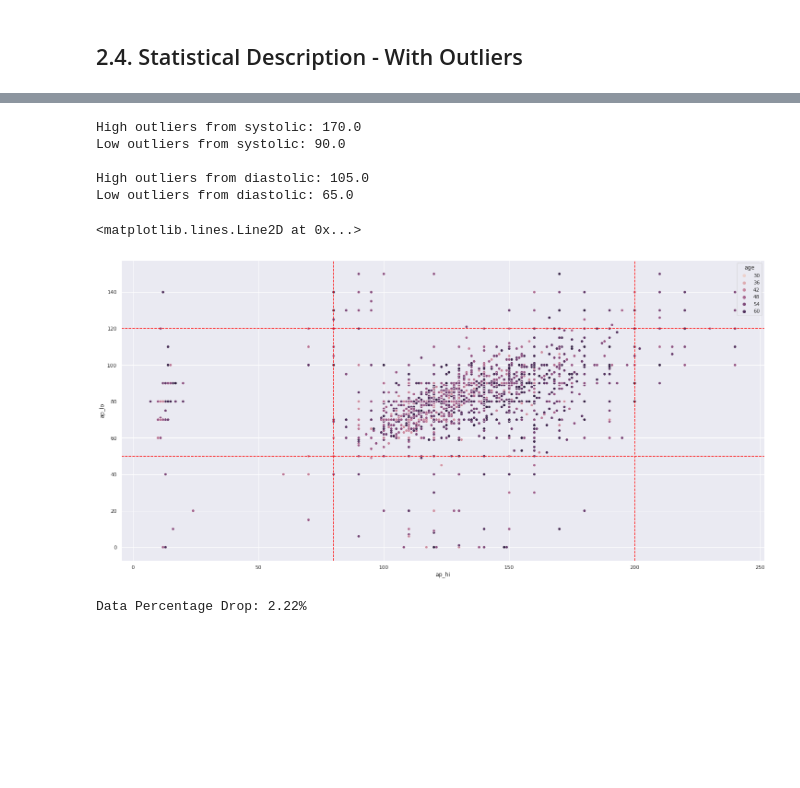
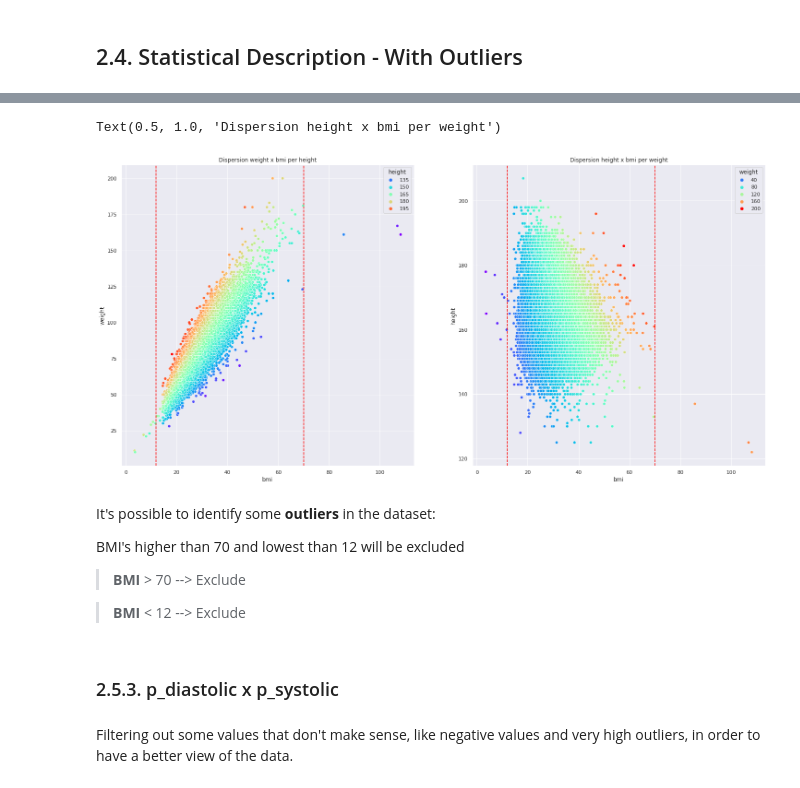
Before and after one commit to tadeucbm/cardio_catch_diseases, a Jupyter notebook: cardio_catch_diseases.ipynb, the cells around one changed output, grey strips where cells are left out. Cells and saved outputs as stored; diff of their text form; code cells hidden in the pictures; blank space fills up the shorter version.

```diff
--- a/cardio_catch_diseases.ipynb
+++ b/cardio_catch_diseases.ipynb
@@ -208,6 +245,0 @@ bmi < 12
-# %%
-low_bmi = df2[df2['bmi'] < 12]
-high_bmi = df2[df2['bmi'] > 80]
-
-df2 = df2.drop(low_bmi.index, axis=0).copy()
-df2 = df2.drop(high_bmi.index, axis=0).copy()
@@ -220,4 +245,0 @@ df2.shape
-# %%
-# pre filtering -> filtering values without sense
-df2 = df2.drop(df2[(df2['ap_hi'] > 250) | (df2['ap_hi'] < 0)].index)
-df2 = df2.drop(df2[(df2['ap_lo'] > 150) | (df2['ap_lo'] < 0)].index)
@@ -233,38 +246,26 @@ sns.boxplot(y='ap_lo', data=df2)
-# %%
-high_outlier_hi = df2['ap_hi'].quantile([0.75]) + (df2['ap_hi'].quantile([0.75]).values - df2['ap_hi'].quantile([0.25]).values) * 1.5
-low_outlier_hi = df2['ap_hi'].quantile([0.25]) - (df2['ap_hi'].quantile([0.75]).values - df2['ap_hi'].quantile([0.25]).values) * 1.5
-
-high_outlier_lo = df2['ap_lo'].quantile([0.75]) + (df2['ap_lo'].quantile([0.75]).values - df2['ap_lo'].quantile([0.25]).values) * 1.5
-low_outlier_lo = df2['ap_lo'].quantile([0.25]) - (df2['ap_lo'].quantile([0.75]).values - df2['ap_lo'].quantile([0.25]).values) * 1.5
-
-print('High outliers from systolic: {}'.format(high_outlier_hi.values[0]))
-print('Low outliers from systolic: {}'.format(low_outlier_hi.values[0]))
-
-print()
-
-print('High outliers from diastolic: {}'.format(high_outlier_lo.values[0]))
-print('Low outliers from diastolic: {}'.format(low_outlier_lo.values[0]))
-# %% [output]
-High outliers from systolic: 170.0
-Low outliers from systolic: 90.0
-
-High outliers from diastolic: 105.0
-Low outliers from diastolic: 65.0
-# %%
-sns.scatterplot(x='ap_hi', y='ap_lo', hue='age', data=df2)
-plt.axvline(x=200, color='red', linestyle='--')
-plt.axvline(x=80, color='red', linestyle='--')
-plt.axhline(y=120, color='red', linestyle='--')
-plt.axhline(y=50, color='red', linestyle='--')
-# %% [output]
-<matplotlib.lines.Line2D at 0x...>
-[figure, removed]
-# %%
-pressure_drop = df2[(df2['ap_hi'] >= 200) | (df2['ap_hi'] <= 80) | (df2['ap_lo'] >= 120) | (df2['ap_lo'] <= 50)]
-
-df2 = df2.drop(diastolic_drop.index, axis=0).copy()
-# %%
-percentage = ((-df2.shape[0] + 70000) / 70000) * 100
-print('Data Percentage Drop: {:.2f}%'.format(percentage))
-# %% [output]
-Data Percentage Drop: 2.22%
+# %%
+plt.subplot(1, 2, 1)
+sns.scatterplot(x='bmi', y='weight', hue='height', palette='rainbow', data=df2)
+plt.axvline(x=12, color='red', linestyle='--')
+plt.axvline(x=70, color='red', linestyle='--')
+plt.title('Dispersion weight x bmi per height')
+
+plt.subplot(1, 2, 2)
+sns.scatterplot(x='bmi', y='height', hue='weight', palette='rainbow', data=df2)
+plt.axvline(x=12, color='red', linestyle='--')
+plt.axvline(x=70, color='red', linestyle='--')
+plt.title('Dispersion height x bmi per weight')
+# %% [output]
+Text(0.5, 1.0, 'Dispersion height x bmi per weight')
+[figure, added]
+# %% [markdown]
+It's possible to identify some **outliers** in the dataset:
+
+
+<dl>
+  <dt>BMI's higher than 70 and lowest than 12 will be excluded</dt>
+</dl>
+
+>**BMI** > 70 --> Exclude
+
+>**BMI** < 12 --> Exclude
@@ -270,0 +276,2 @@ Data Percentage Drop: 2.22%
+# %% [markdown]
+### 2.5.3. p_diastolic x p_systolic
@@ -270,0 +282,2 @@ Data Percentage Drop: 2.22%
+# %% [markdown]
+Filtering out some values that don't make sense, like negative values and very high outliers, in order to have a better view of the data.
```
Also changed, not shown: parts of 53 cells of this notebook.
